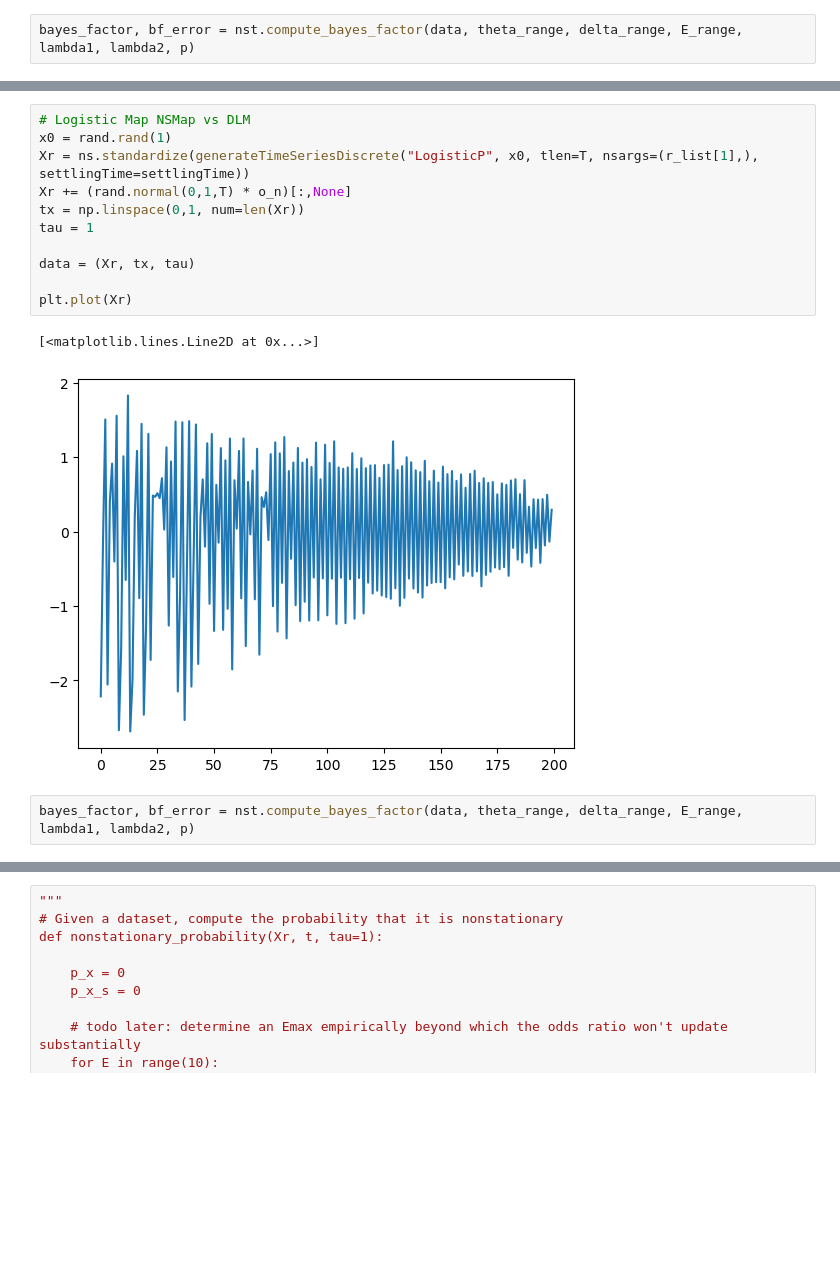
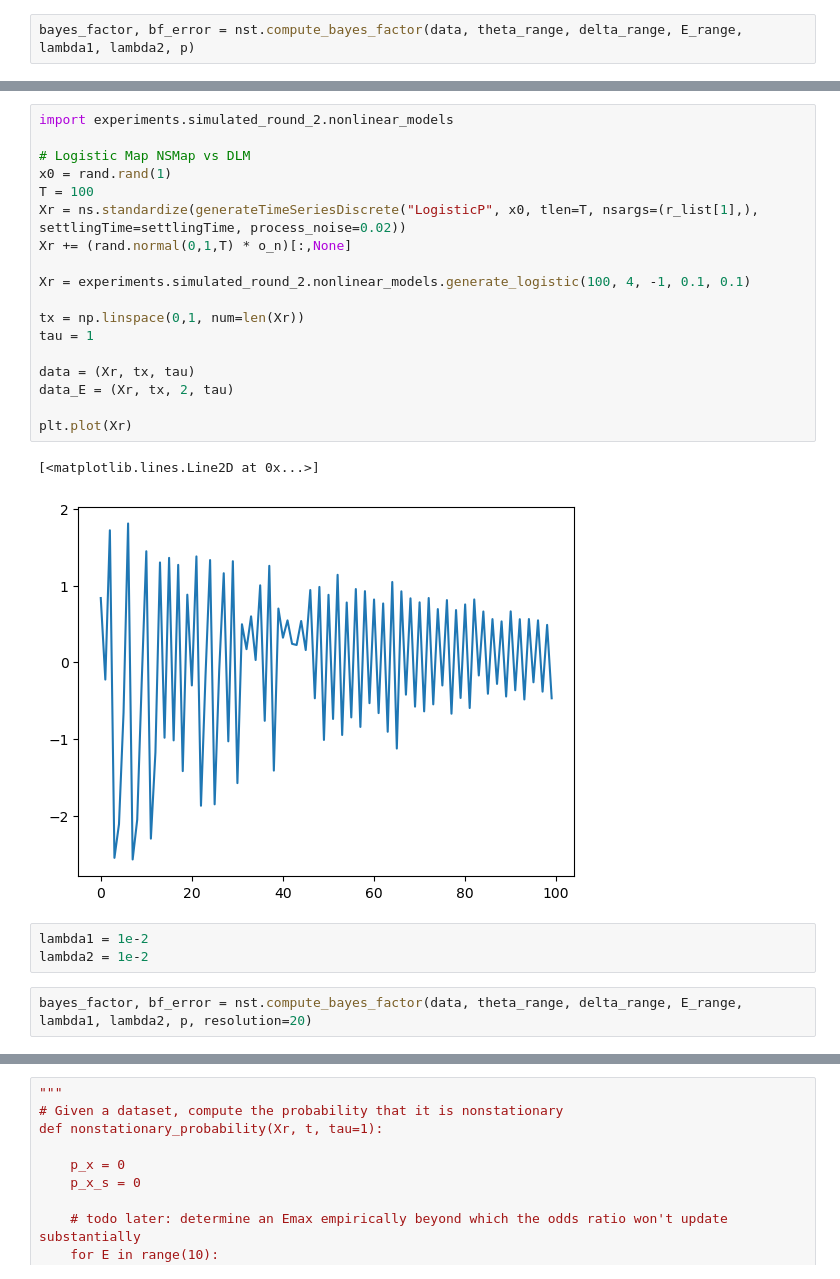
Before and after one commit to kenflat2/NS-Map, a Jupyter notebook: jupyter_notebooks/BayesianNonstationaryDetection.ipynb, the cells around one changed output, grey strips where cells are left out. Saved outputs shown, nothing was run; the diff lists cells and outputs as text; blank space fills up the shorter version.

Commit message:
Finished running a new version of round2

```diff
--- a/jupyter_notebooks/BayesianNonstationaryDetection.ipynb
+++ b/jupyter_notebooks/BayesianNonstationaryDetection.ipynb
@@ -438,19 +439,29 @@ Stationary Logistic Series Bayes Factor:  8.333333333333334e-06 +/- nan (evidenc
 # %%
+import experiments.simulated_round_2.nonlinear_models
+
 # Logistic Map NSMap vs DLM
 x0 = rand.rand(1)
-Xr = ns.standardize(generateTimeSeriesDiscrete("LogisticP", x0, tlen=T, nsargs=(r_list[1],), settlingTime=settlingTime))
+T = 100
+Xr = ns.standardize(generateTimeSeriesDiscrete("LogisticP", x0, tlen=T, nsargs=(r_list[1],), settlingTime=settlingTime, process_noise=0.02))
 Xr += (rand.normal(0,1,T) * o_n)[:,None]
+
+Xr = experiments.simulated_round_2.nonlinear_models.generate_logistic(100, 4, -1, 0.1, 0.1)
+
 tx = np.linspace(0,1, num=len(Xr))
 tau = 1
 
 data = (Xr, tx, tau)
+data_E = (Xr, tx, 2, tau)
 
 plt.plot(Xr)
 # %% [output]
 [<matplotlib.lines.Line2D at 0x...>]
-[figure, old version]
+[figure, new version]
+# %%
+lambda1 = 1e-2
+lambda2 = 1e-2
 # %%
-bayes_factor, bf_error = nst.compute_bayes_factor(data, theta_range, delta_range, E_range, lambda1, lambda2, p)
+bayes_factor, bf_error = nst.compute_bayes_factor(data, theta_range, delta_range, E_range, lambda1, lambda2, p, resolution=20)
 # %%
 print("Nonstationary Logistic Series Bayes Factor: ", bayes_factor, "+/-", bf_error, "(evidence ", 10 * np.log10(bayes_factor), "dB)")
 # %% [output]
```
Also changed, not shown: parts of 17 cells of this notebook, 12 other files.
